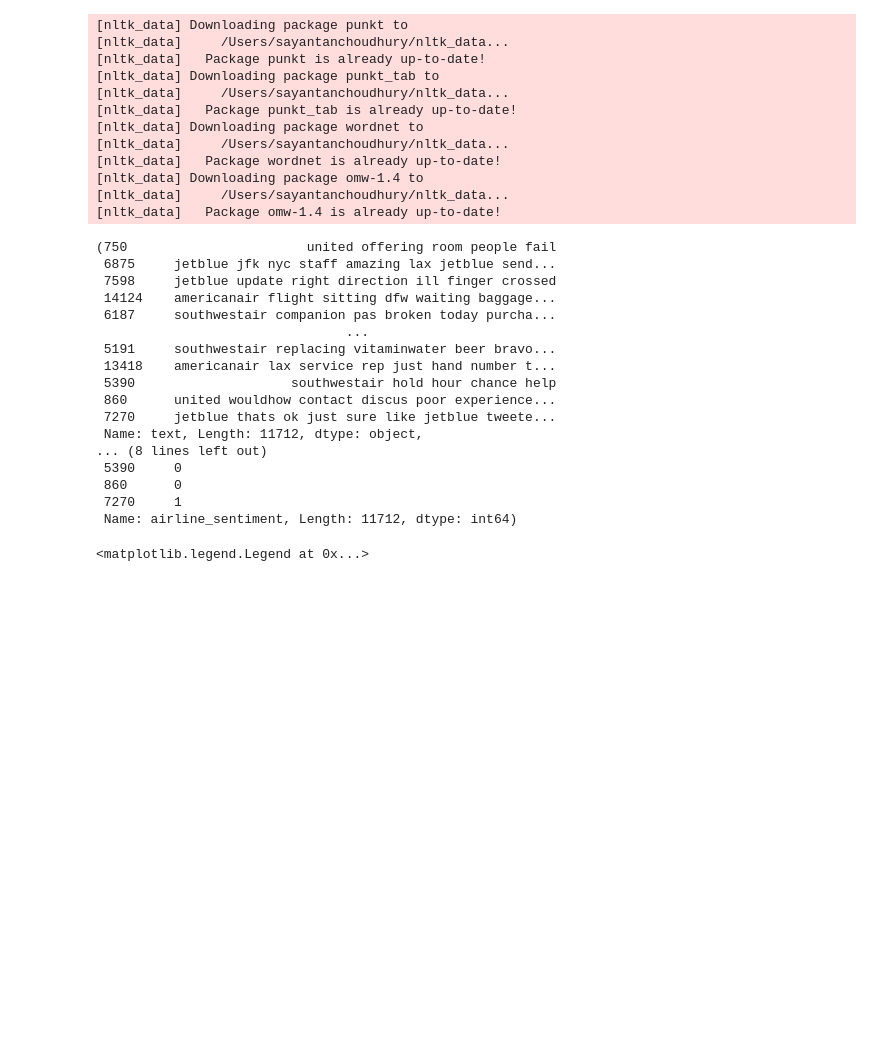
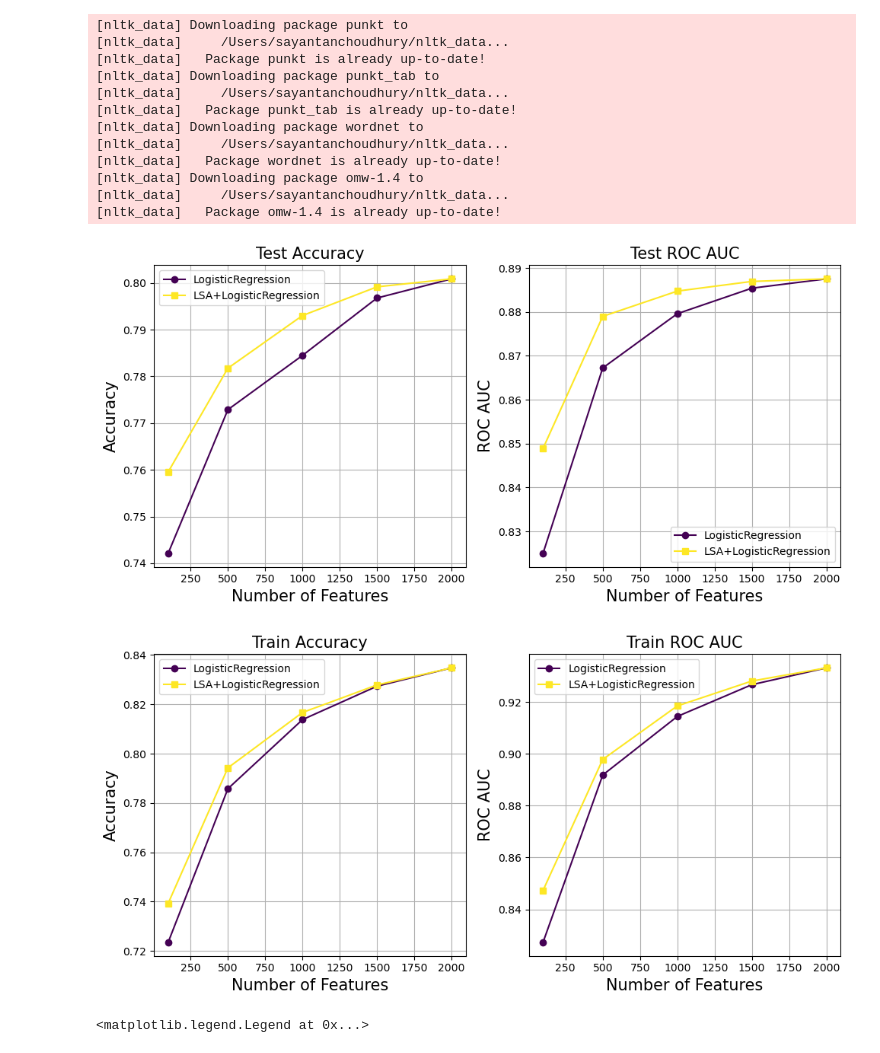
Before and after one commit to isayantan/LatentToken, a Jupyter notebook: notebooks/trial.ipynb, the cells around one changed output. Cells and saved outputs as stored; diff of their text form; code cells hidden in the pictures; blank space fills up the shorter version.

Commit message:
Created sentiment_analysis

```diff
--- a/notebooks/trial.ipynb
+++ b/notebooks/trial.ipynb
@@ -32,23 +31,15 @@ text_train, text_test, y_train, y_test = prepare_data("AirlineTweets.csv")
-# %%
-text_train, y_train
-# %% [output]
-(750                       united offering room people fail
- 6875     jetblue jfk nyc staff amazing lax jetblue send...
- 7598     jetblue update right direction ill finger crossed
- 14124    americanair flight sitting dfw waiting baggage...
- 6187     southwestair companion pas broken today purcha...
-                                ...
- 5191     southwestair replacing vitaminwater beer bravo...
- 13418    americanair lax service rep just hand number t...
- 5390                    southwestair hold hour chance help
- 860      united wouldhow contact discus poor experience...
- 7270     jetblue thats ok just sure like jetblue tweete...
- Name: text, Length: 11712, dtype: object,
-... (8 lines left out)
- 5390     0
- 860      0
- 7270     1
- Name: airline_sentiment, Length: 11712, dtype: int64)
+# %%
+# Load the dataset and prepare the data
+text_train, text_test, y_train, y_test = prepare_data("AirlineTweets.csv")
+
+# Fit and plot the model
+evaluate(model_name = 'LogisticRegression',
+         n_feature = [100, 500, 1000, 1500, 2000],
+         text_train=text_train, text_test=text_test, y_train=y_train, y_test=y_test,
+         save=True)
+# %% [output]
+[figure, added]
+[figure, added]
 # %%
 from sklearn.linear_model import LogisticRegression
 # %%
```
Also changed, not shown: parts of 2 cells of this notebook, 6 other files.
